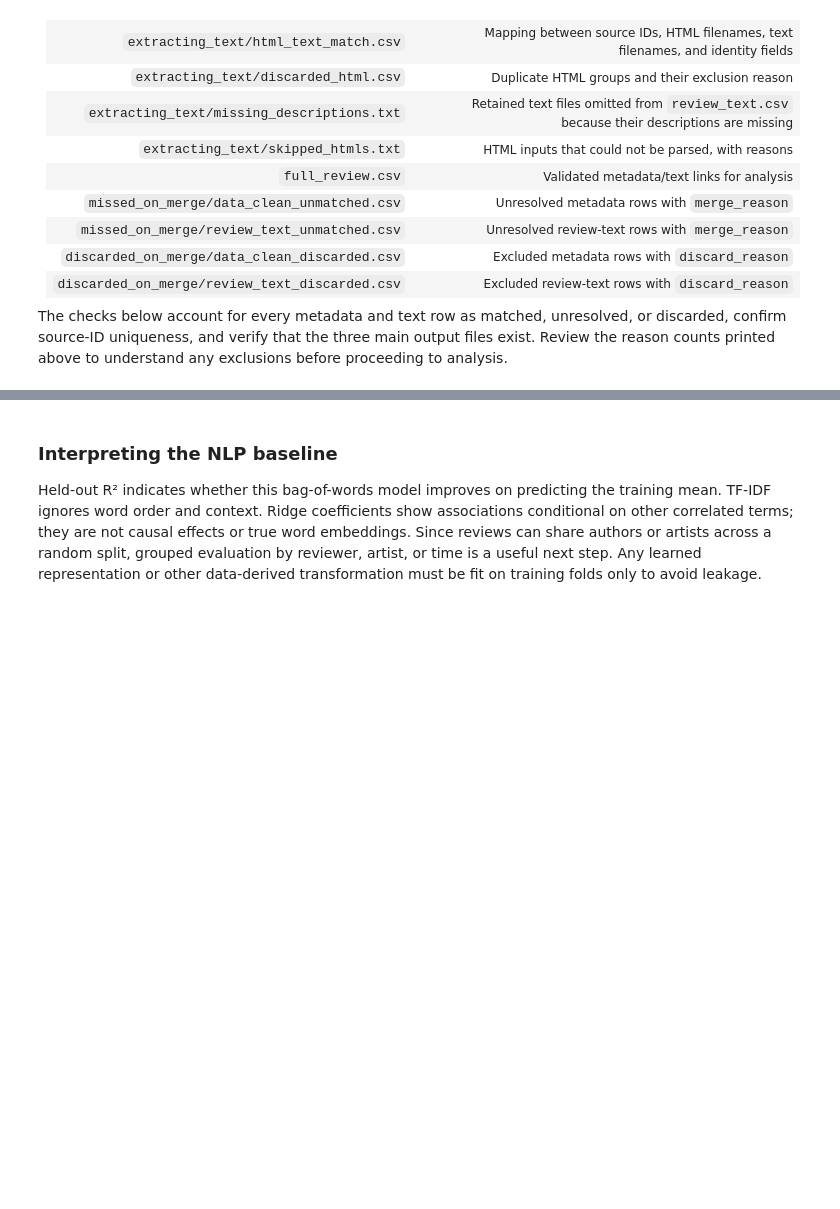
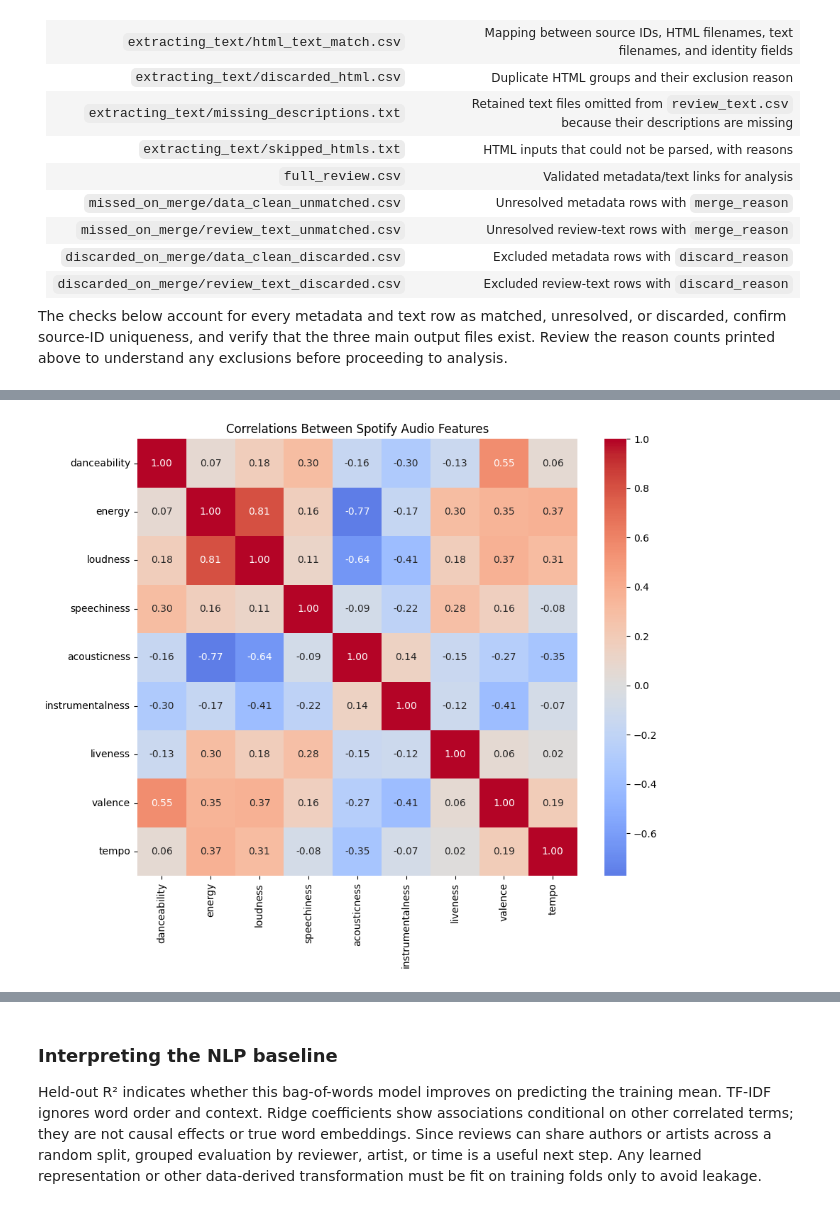
Before and after one commit to Oneplus-2997/objectively-reviewed-cos424, a Jupyter notebook: main_notebook.ipynb, the cells around one changed output, grey strips where cells are left out. Cells and saved outputs as stored; diff of their text form; code cells hidden in the pictures; blank space fills up the shorter version.

```diff
--- a/main_notebook.ipynb
+++ b/main_notebook.ipynb
@@ -1505,0 +1654,16 @@ Workflow complete. Final dataset: /Users/jaypark/Classwork/COS424/objectively-re
+# %%
+corr = df[audio_features].corr()
+
+plt.figure(figsize=(10, 8))
+sns.heatmap(
+    corr,
+    annot=True,
+    cmap="coolwarm",
+    center=0,
+    fmt=".2f"
+)
+
+plt.title("Correlations Between Spotify Audio Features")
+plt.show()
+# %% [output]
+[figure, added]
```
Also changed, not shown: parts of 48 cells of this notebook.
